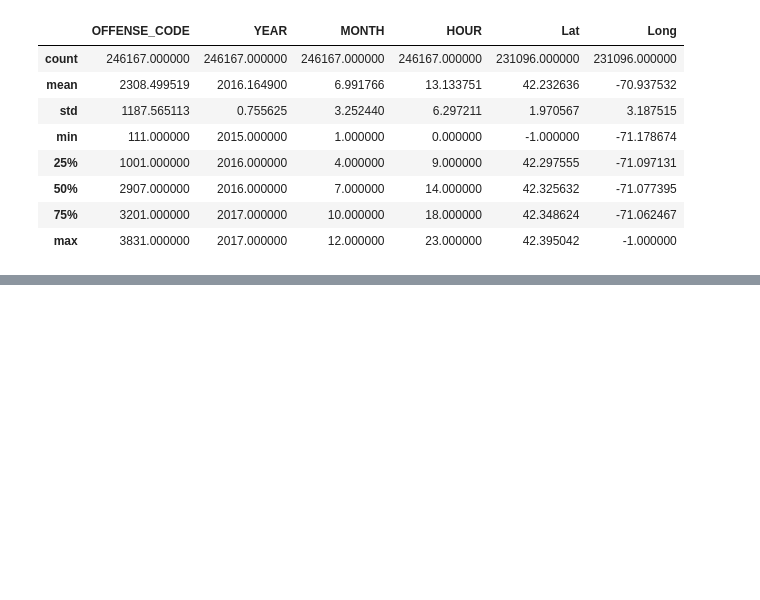
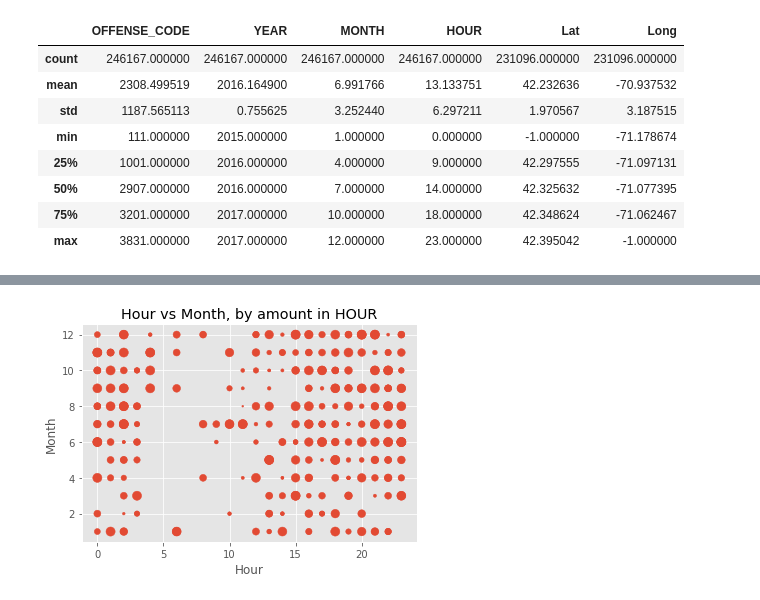
Before and after one commit to bintoll/VA-Lab-project, a Jupyter notebook: Untitled.ipynb, the cells around one changed output, grey strips where cells are left out. Saved outputs shown, nothing was run; the diff lists cells and outputs as text; code cells hidden in the pictures; blank space fills up the shorter version.

```diff
--- a/Untitled.ipynb
+++ b/Untitled.ipynb
@@ -234,0 +306,10 @@ crime_copy[crime_copy.UCR_PART == 'Part Three'] # get the third part of UCR
+# %%
+# all crimes with shooting by month and hour, size and is an amount
+crime_only_shoots = crime.loc[crime['SHOOTING'] == 1]
+plt.scatter(x=crime_only_shoots['HOUR'],y=crime_only_shoots['MONTH'],s=crime_only_shoots.groupby('HOUR')['SHOOTING'].size())
+plt.xlabel('Hour')
+plt.ylabel('Month')
+plt.title('Hour vs Month, by amount in HOUR')
+plt.show()
+# %% [output]
+[figure, added]
```
Also changed, not shown: parts of 21 cells of this notebook.
